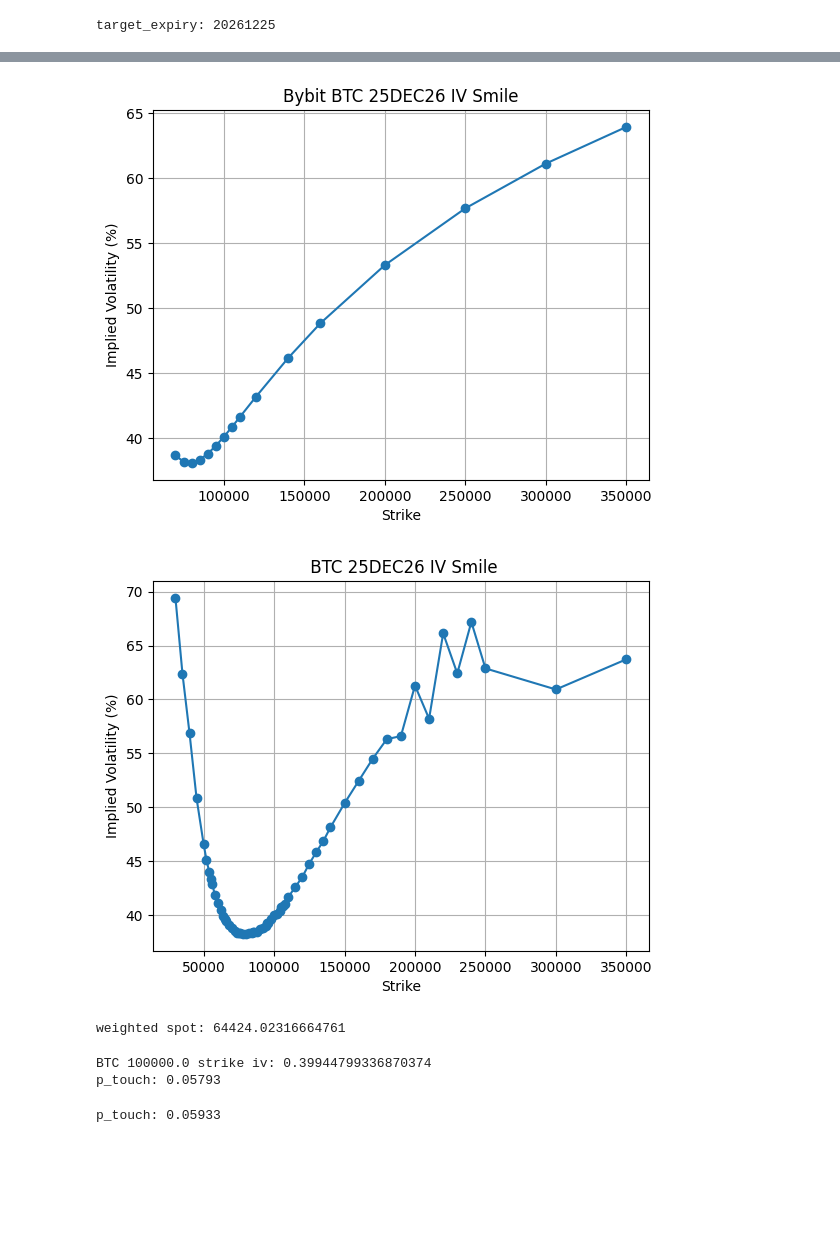
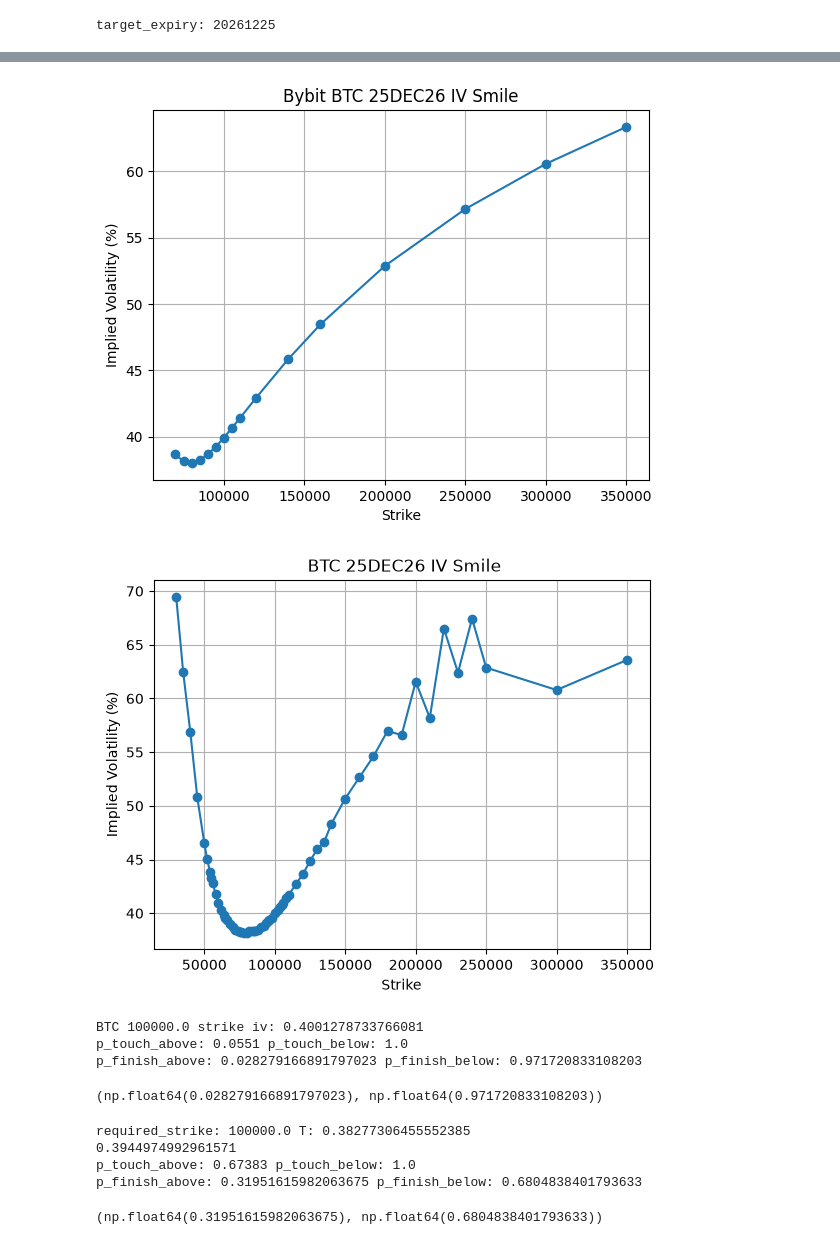
Before and after one commit to Briansim74/Prediction-Markets-Alpha, a Jupyter notebook: options.ipynb, the cells around one changed output, grey strips where cells are left out. Drawn from its saved outputs; the diff is of its cells as text; code cells hidden in the pictures; blank space fills up the shorter version.

```diff
--- a/options.ipynb
+++ b/options.ipynb
@@ -536,42 +545,54 @@ spot: 64437.5 volume24h: 7064.958059
 5 rows × 32 columns
 # %%
-surface.plot_smile(options_df=bybit.options_df, exchange="Bybit")
+s.plot_curve(exchange=bybit, currency="BTC", exchange_name="Bybit", target_expiry_str=target_expiry_str)
 # %% [output]
-[figure, old version]
+[figure, new version]
 # %%
-surface.get_overall_smile(dr.options_df, okx.options_df, bybit.options_df)
-surface.plot_smile(options_df=surface.curve, exchange="")
-surface.get_weighted_spot(dr, okx, bybit)
+s.initialize(currencies=["BTC", "ETH"], exchanges=[deribit, okx, bybit])
+s.plot_curve(exchange=s, currency="BTC", exchange_name="", target_expiry_str=target_expiry_str)
 # %% [output]
-[figure, old version]
+[figure, new version]
-weighted spot: 64424.02316664761
 # %%
-today = datetime.now(timezone.utc)
-T = (target_expiry_dt - today).total_seconds() / (365 * 24 * 60 * 60)
+T = (target_expiry_dt - datetime.now(timezone.utc)).total_seconds() / (365 * 24 * 60 * 60)
 
-surface.interpolate_iv(surface.curve, required_strike)
+iv = s.get_iv_from_curve(exchange=s, currency="BTC", required_strike=required_strike)
 
-surface.prob_touch(spot=surface.weighted_spot,
-                   strike=required_strike,
-                   iv=surface.iv,
-                   T=T,
-                   r=0)
+s.prob_touch(spot=s.data["BTC"]["weighted_spot"],
+                    required_strike=required_strike,
+                    iv=iv,
+                    T=T,
+                    r=0)
+
+s.prob_finish(spot=s.data["BTC"]["weighted_spot"],
+                    required_strike=required_strike,
+                    iv=iv,
+                    T=T,
+                    r=0)
 # %% [output]
-BTC 100000.0 strike iv: 0.39944799336870374
-p_touch: 0.05793
+BTC 100000.0 strike iv: 0.4001278733766081
+p_touch_above: 0.0551 p_touch_below: 1.0
+p_finish_above: 0.028279166891797023 p_finish_below: 0.971720833108203
+(np.float64(0.028279166891797023), np.float64(0.971720833108203))
 # %%
-today = datetime.now(timezone.utc)
-T = (target_expiry_dt - today).total_seconds() / (365 * 24 * 60 * 60)
+T = (target_expiry_dt - datetime.now(timezone.utc)).total_seconds() / (365 * 24 * 60 * 60)
 
-variance_surface = surface.build_variance_surface(surface=surface.surface)
-total_variance = variance_surface(required_strike, T)
-iv = np.sqrt(total_variance / T)
+iv = s.get_iv_from_surface(exchange=s, currency="BTC", required_strike=required_strike, T=T)
+print(iv)
 
+s.prob_touch(spot=s.data["BTC"]["weighted_spot"],
+                    required_strike=70000,
+                    iv=iv,
+                    T=T,
+                    r=0)
 
-surface.prob_touch(spot=surface.weighted_spot,
-                   strike=required_strike,
-                   iv=iv,
-                   T=T,
-                   r=0)
+s.prob_finish(spot=s.data["BTC"]["weighted_spot"],
+                    required_strike=70000,
+                    iv=iv,
+                    T=T,
+                    r=0)
 # %% [output]
-p_touch: 0.05933
+required_strike: 100000.0 T: 0.38277306455552385
+0.3944974992961571
+p_touch_above: 0.67383 p_touch_below: 1.0
+p_finish_above: 0.31951615982063675 p_finish_below: 0.6804838401793633
+(np.float64(0.31951615982063675), np.float64(0.6804838401793633))
```
Also changed, not shown: parts of 12 cells of this notebook, 6 other files.
